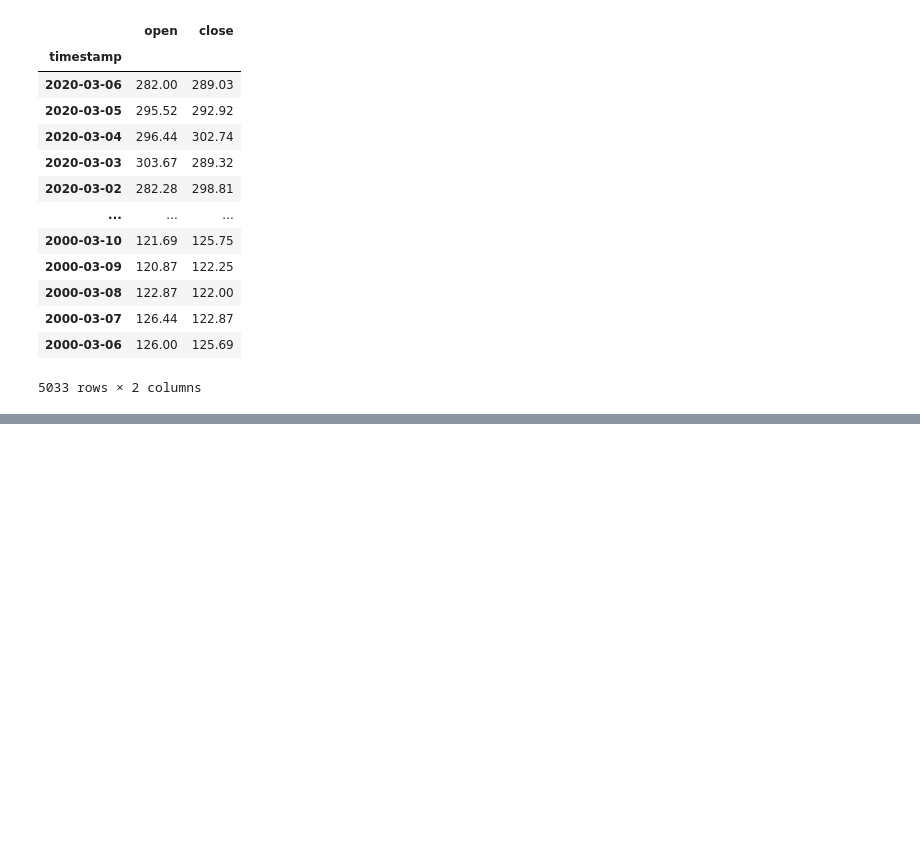
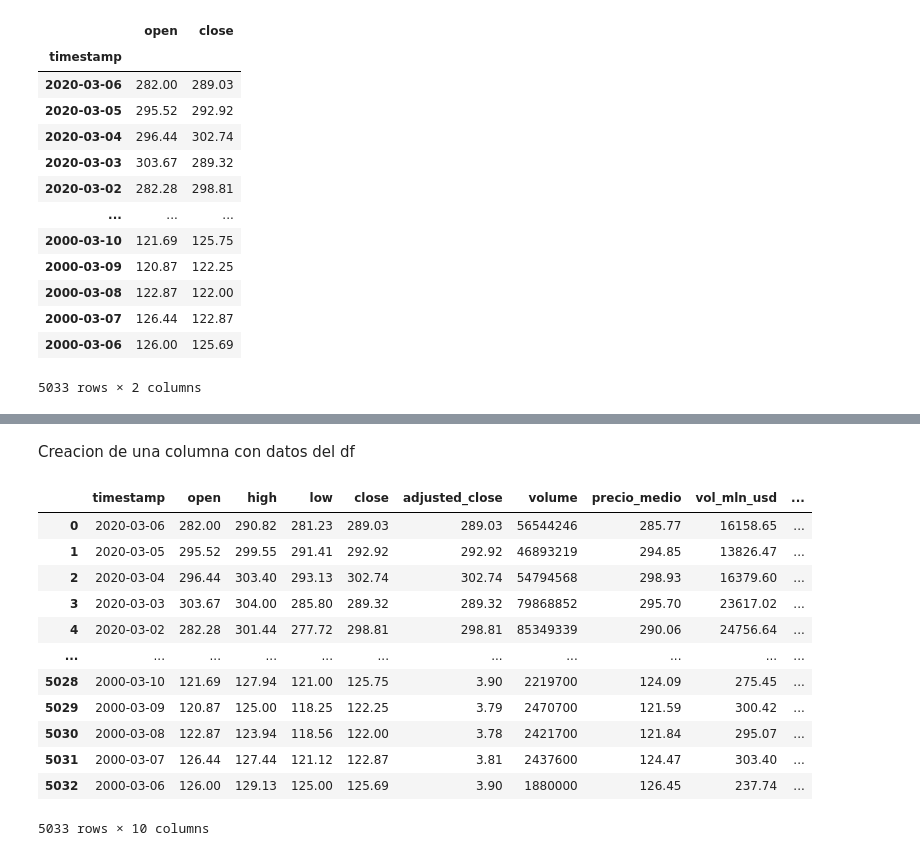
Before and after one commit to AucaCoyan/exp-quant, a Jupyter notebook: Libro2.ipynb, the cells around one changed output, grey strips where cells are left out. Drawn from its saved outputs; the diff is of its cells as text; code cells hidden in the pictures; blank space fills up the shorter version.

```diff
--- a/Libro2.ipynb
+++ b/Libro2.ipynb
@@ -39,0 +42,3 @@ dataxl
+# %%
+pd.options.display.max_columns = None
+data
@@ -39,0 +61,3 @@ dataxl
+# %%
+pd.options.display.precision = 2
+data
@@ -39,0 +126,6 @@ dataxl
+# %%
+data = pd.read_excel('UCEMA/AAPL.xlsx', sheet_name='Hoja1')
+data['precio_medio'] = (data.open + data.close + data.low + data.high) / 4
+
+data['vol_mln_usd'] = round(data.volume * data.precio_medio) / 1000000
+data
@@ -39,0 +146,24 @@ dataxl
+# %% [markdown]
+Creacion de una columna con datos del df
+# %%
+for i in range(len(data)):
+    if data.loc[i,'close'] >= data.loc[i, 'open']:
+        data.loc[i,'color_vela'] = "verde"
+    else:
+        data.loc[i, 'color_vela'] = "rojo"
+
+data
+# %% [output]
+|  | timestamp | open | high | low | close | adjusted_close | volume | precio_medio | vol_mln_usd | ... |
+| 0 | 2020-03-06 | 282.00 | 290.82 | 281.23 | 289.03 | 289.03 | 56544246 | 285.77 | 16158.65 | ... |
+| 1 | 2020-03-05 | 295.52 | 299.55 | 291.41 | 292.92 | 292.92 | 46893219 | 294.85 | 13826.47 | ... |
+| 2 | 2020-03-04 | 296.44 | 303.40 | 293.13 | 302.74 | 302.74 | 54794568 | 298.93 | 16379.60 | ... |
+| 3 | 2020-03-03 | 303.67 | 304.00 | 285.80 | 289.32 | 289.32 | 79868852 | 295.70 | 23617.02 | ... |
+| 4 | 2020-03-02 | 282.28 | 301.44 | 277.72 | 298.81 | 298.81 | 85349339 | 290.06 | 24756.64 | ... |
+| ... | ... | ... | ... | ... | ... | ... | ... | ... | ... | ... |
+| 5028 | 2000-03-10 | 121.69 | 127.94 | 121.00 | 125.75 | 3.90 | 2219700 | 124.09 | 275.45 | ... |
+| 5029 | 2000-03-09 | 120.87 | 125.00 | 118.25 | 122.25 | 3.79 | 2470700 | 121.59 | 300.42 | ... |
+| 5030 | 2000-03-08 | 122.87 | 123.94 | 118.56 | 122.00 | 3.78 | 2421700 | 121.84 | 295.07 | ... |
+| 5031 | 2000-03-07 | 126.44 | 127.44 | 121.12 | 122.87 | 3.81 | 2437600 | 124.47 | 303.40 | ... |
+| 5032 | 2000-03-06 | 126.00 | 129.13 | 125.00 | 125.69 | 3.90 | 1880000 | 126.45 | 237.74 | ... |
+5033 rows × 10 columns
```
Also changed, not shown: parts of 32 cells of this notebook.
